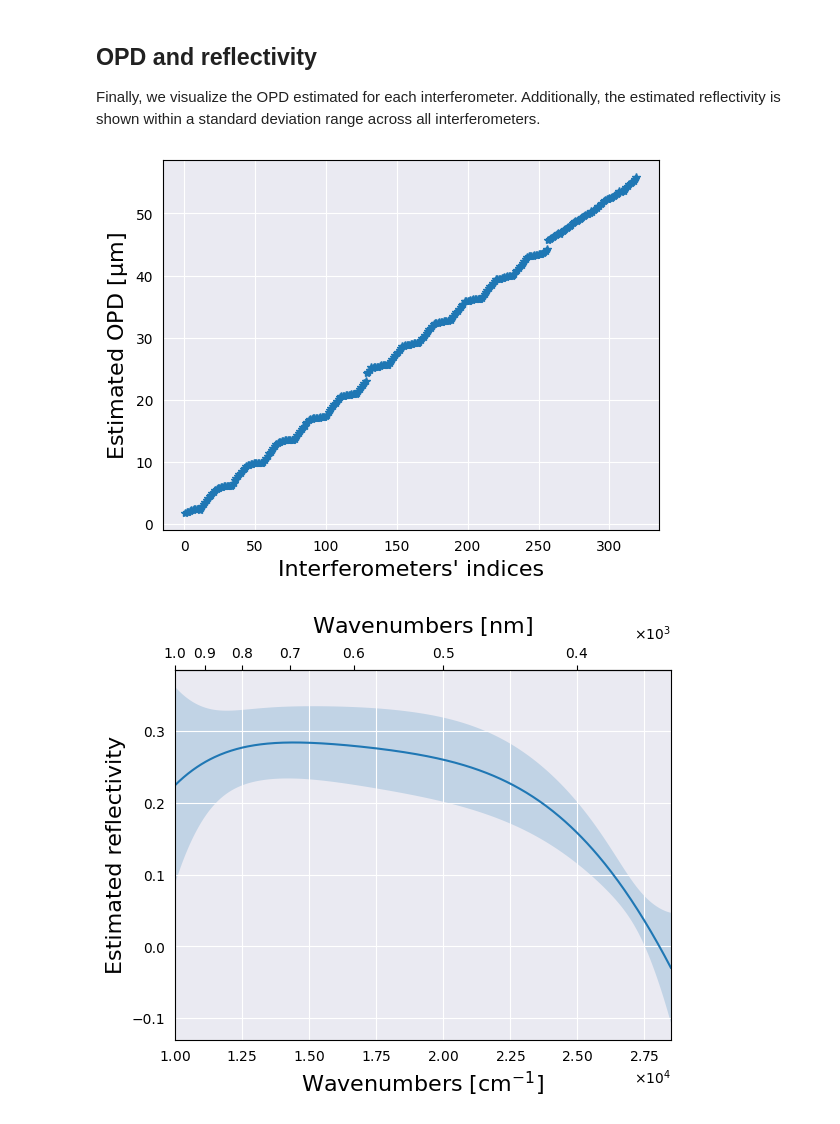
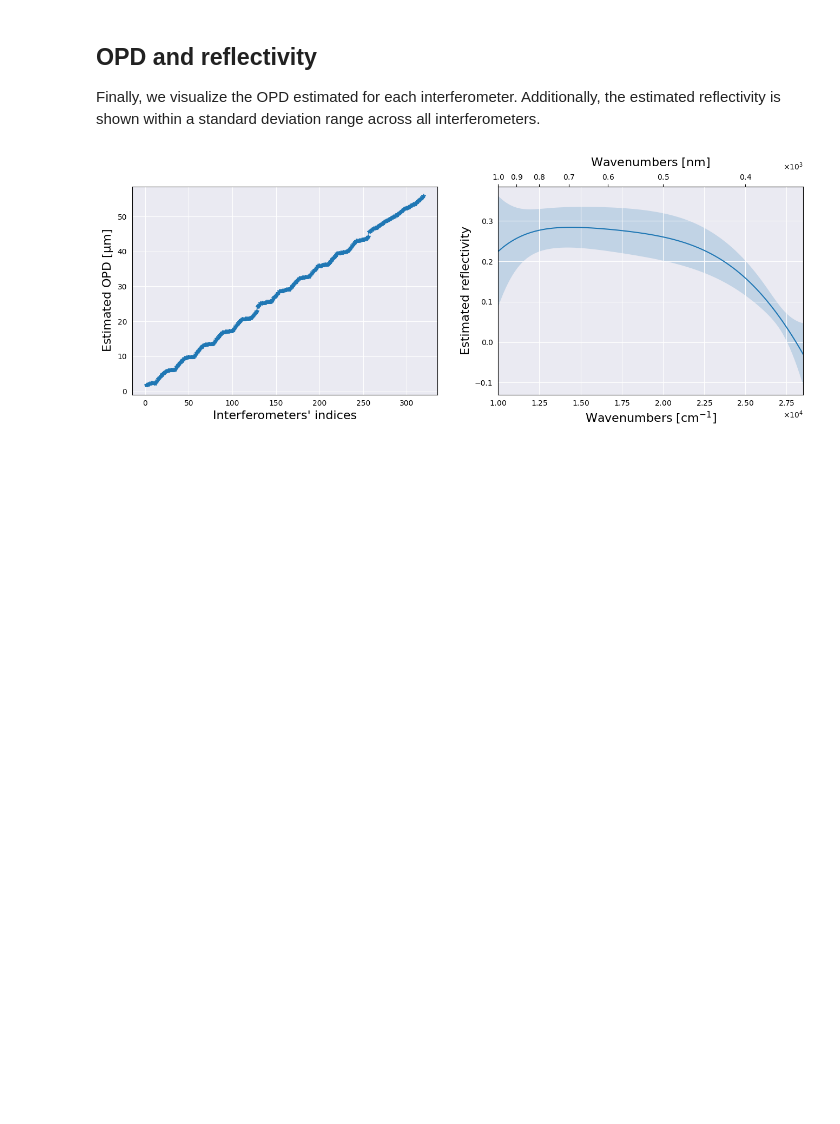
Before and after one commit to Danaroth83/irca, a Jupyter notebook: notebooks/characterization.ipynb, the cells around one changed output. Cells and saved outputs as stored; diff of their text form; code cells hidden in the pictures; blank space fills up the shorter version.

Commit message:
Updated plot style

```diff
--- a/notebooks/characterization.ipynb
+++ b/notebooks/characterization.ipynb
@@ -67,9 +67,9 @@ visualize_characterization(characterization=characterization, acquisition=charac
 ## OPD and reflectivity
 Finally, we visualize the OPD estimated for each interferometer. Additionally, the estimated reflectivity is shown within a standard deviation range across all interferometers.
 # %%
-characterization.visualize_opd();
-characterization.visualize_reflectivity(wavenumber=characterization_protocol.acquisition.central_wavenumbers);
+fig, ax = plt.subplots(1, 2, figsize=(16,5))
+characterization.visualize_opd(figure=(fig, ax[0]))
+characterization.visualize_reflectivity(wavenumber=characterization_protocol.acquisition.central_wavenumbers, figure=(fig, ax[1]))
 plt.show()
 # %% [output]
-[figure, old version]
+[figure, new version]
-[figure, removed]
```
Also changed, not shown: parts of 2 cells of this notebook, 5 other files.
